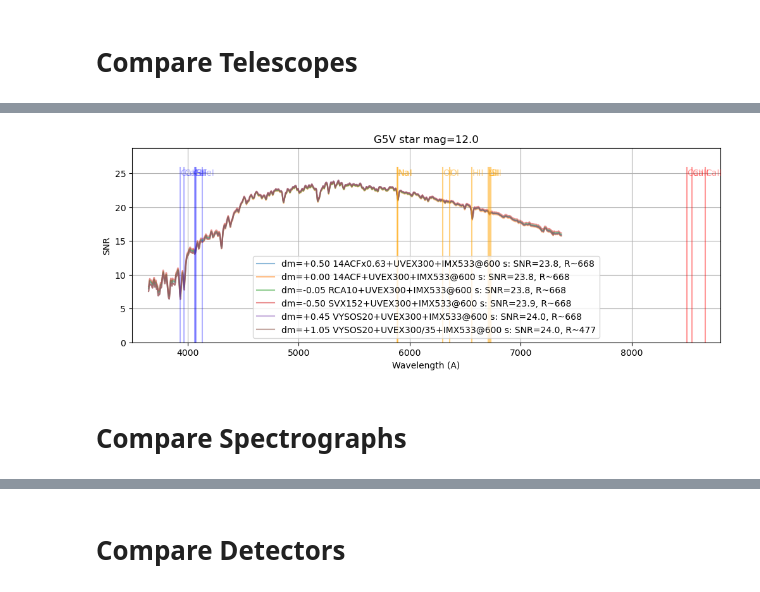
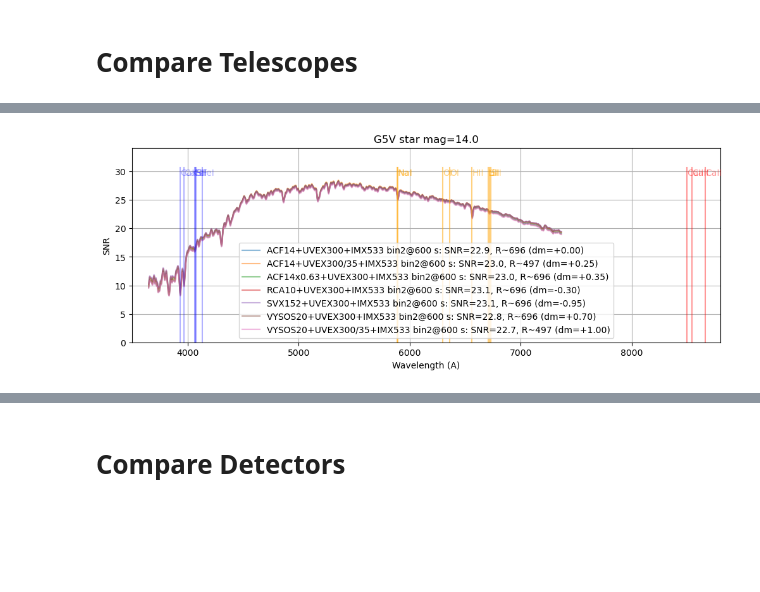
Before and after one commit to joshwalawender/SpecETC, a Jupyter notebook: Sandbox.ipynb, the cells around one changed output, grey strips where cells are left out. Drawn from its saved outputs; the diff is of its cells as text; code cells hidden in the pictures; blank space fills up the shorter version.

```diff
--- a/Sandbox.ipynb
+++ b/Sandbox.ipynb
@@ -12,7 +12,7 @@ from matplotlib import pyplot as plt
 # %%
 models = get_list_of_stellar_models(verbose=True)
 sptype = 'G5V'
-mag = 12
+mag = 14
 star = get_stellar_spectrum(sptype=sptype, mag=mag)
-sky = Sky(seeing=3.0*u.arcsec, mag=18)
+sky = Sky(seeing=3.0*u.arcsec, mag=19)
 # %% [output]
@@ -25,0 +26,3 @@ M ['M10III', 'M0V', 'M0III', 'M5III', 'M4V', 'M2I', 'M5V', 'M2V', 'M3II']
+# %%
+IMX533.exptime = 600*u.second
+IMX533.set_binning(2)
@@ -26,4 +33,3 @@ M ['M10III', 'M0V', 'M0III', 'M5III', 'M4V', 'M2I', 'M5V', 'M2V', 'M3II']
 # %%
-IMX533.exptime = 600*u.second
-im, spec, var = SpecETC(star, sky, ACF14, UVEX300, IMX533, plot=True)
+im, spec, var = SpecETC(star, sky, V20, UVEX300_35, IMX533, plot=True)
 # %% [output]
@@ -32,22 +37,31 @@ WARNING: Source spectrum will be evaluated outside pre-defined waveset. [synphot
 # %%
-def compare_instrumentation(instrumentation, sptype='G5V', mag=12):
+def compare_instrumentation(instrumentation, sptype='G5V', mag=14):
     plt.figure(figsize=(12,4))
     plt.title(f'{sptype} star mag={mag:.1f}')
     peakSNR = 0
     wavmin = 3500
     wavmax = 8800
     for i,inst in enumerate(instrumentation):
-        tel, spec, det, exptime, deltam = inst
+        tel, spec, det, binning, exptime, deltam = inst
         det.exptime = exptime
+        det.set_binning(binning)
         spec.set_detector(det)
         star = get_stellar_spectrum(sptype=sptype, mag=mag+deltam)
-        im, spectra, variance = SpecETC(star, sky, tel, spec, det, plot=False)
+        # im, spectra, variance = SpecETC(star, sky, tel, spec, det, plot=False)
+        spec.get_geometric_efficiency(tel)
+        signal, skysignal, trace_profile, slit_throughput = simulate_1D_spectrum(
+                                            star, sky, tel, spec, det, plot=False)
+        im, spectra, variance = simulate_2D_spectrum(signal, skysignal, trace_profile,
+                                            star, sky, tel, spec, det, plot=False)
         R = np.mean(spec.R)
         SNR = spectra/variance**0.5
-        label = f"dm={deltam:+4.2f} {tel.name}+{spec.name}+{det.name}@{det.exptime:.0f}: SNR={max(SNR):.1f}, R~{R:.0f}"
+        label = f"{tel.name}+{spec.name}+{det.name}@{det.exptime:.0f}: SNR={SNR.mean():.1f}, R~{R:.0f} (dm={deltam:+4.2f})"
+
+        line = f"{tel.name:10s} {spec.name:10s} {det.name:11s}@{det.exptime:.0f}: "
+        line += f"SNR={SNR.mean():.1f}, R~{R:.0f} (dm={deltam:+4.2f}) (Slit={slit_throughput:.0%})"
+        print(line)
         plt.plot(spec.binset, SNR, alpha=0.5, label=label)
         peakSNR = peakSNR if max(SNR) <= peakSNR else max(SNR)
-
 
     lines_file = Path('.') / 'data' / 'spectral_lines.csv'
     lines = Table.read(lines_file, format='ascii.csv')
@@ -90,15 +91,13 @@ WARNING: Source spectrum will be evaluated outside pre-defined waveset. [synphot
 # %% [markdown]
 # Compare Telescopes
 # %%
-instrumentation = [(ACF14reduced, UVEX300, IMX533, 600*u.second, +0.50),
-                   (ACF14, UVEX300, IMX533, 600*u.second, 0),
-                   (RCA10, UVEX300, IMX533, 600*u.second, -0.05),
-                   (SVX152, UVEX300, IMX533, 600*u.second, -0.50),
-                   (V20, UVEX300, IMX533, 600*u.second, +0.45),
-                   (V20, UVEX300_35, IMX533, 600*u.second, +1.05),
-                   # (CDK17, UVEX300, IMX533, 600*u.second, +0.45),
-                   # (CDK20, UVEX300, IMX533, 600*u.second, +0.65),
-                   # (CDK24, UVEX300, IMX533, 600*u.second, +0.90),
+instrumentation = [(ACF14,        UVEX300,    IMX533, 2, 600*u.second, 0),
+                   (ACF14,        UVEX300_35, IMX533, 2, 600*u.second, +0.25),
+                   (ACF14reduced, UVEX300,    IMX533, 2, 600*u.second, +0.35),
+                   (RCA10,        UVEX300,    IMX533, 2, 600*u.second, -0.30),
+                   (SVX152,       UVEX300,    IMX533, 2, 600*u.second, -0.95),
+                   (V20,          UVEX300,    IMX533, 2, 600*u.second, +0.70),
+                   (V20,          UVEX300_35, IMX533, 2, 600*u.second, +1.00),
                    ]
 compare_instrumentation(instrumentation)
 # %% [output]
@@ -111,3 +111 @@ WARNING: Source spectrum will be evaluated outside pre-defined waveset. [synphot
-[figure, old version]
+[figure, new version]
-# %% [markdown]
-# Compare Spectrographs
```
Also changed, not shown: parts of 8 cells of this notebook.
